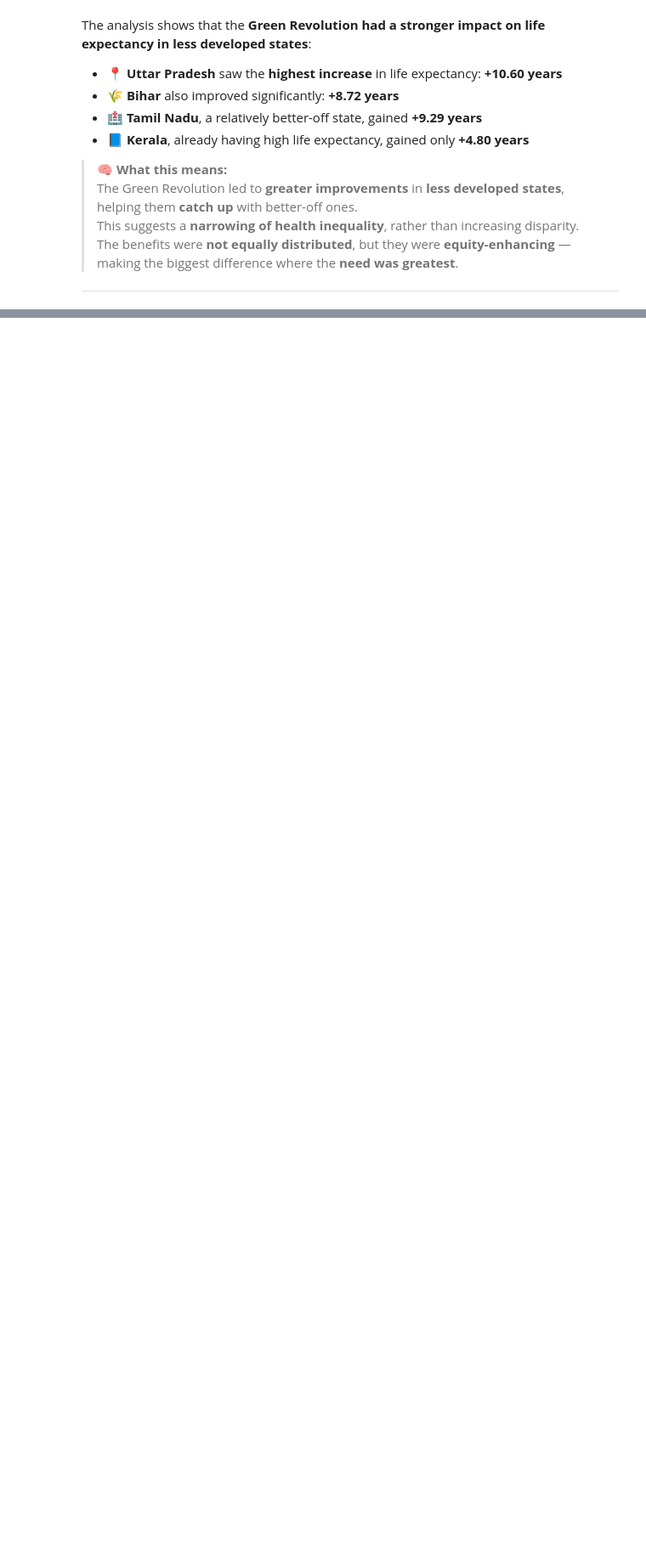
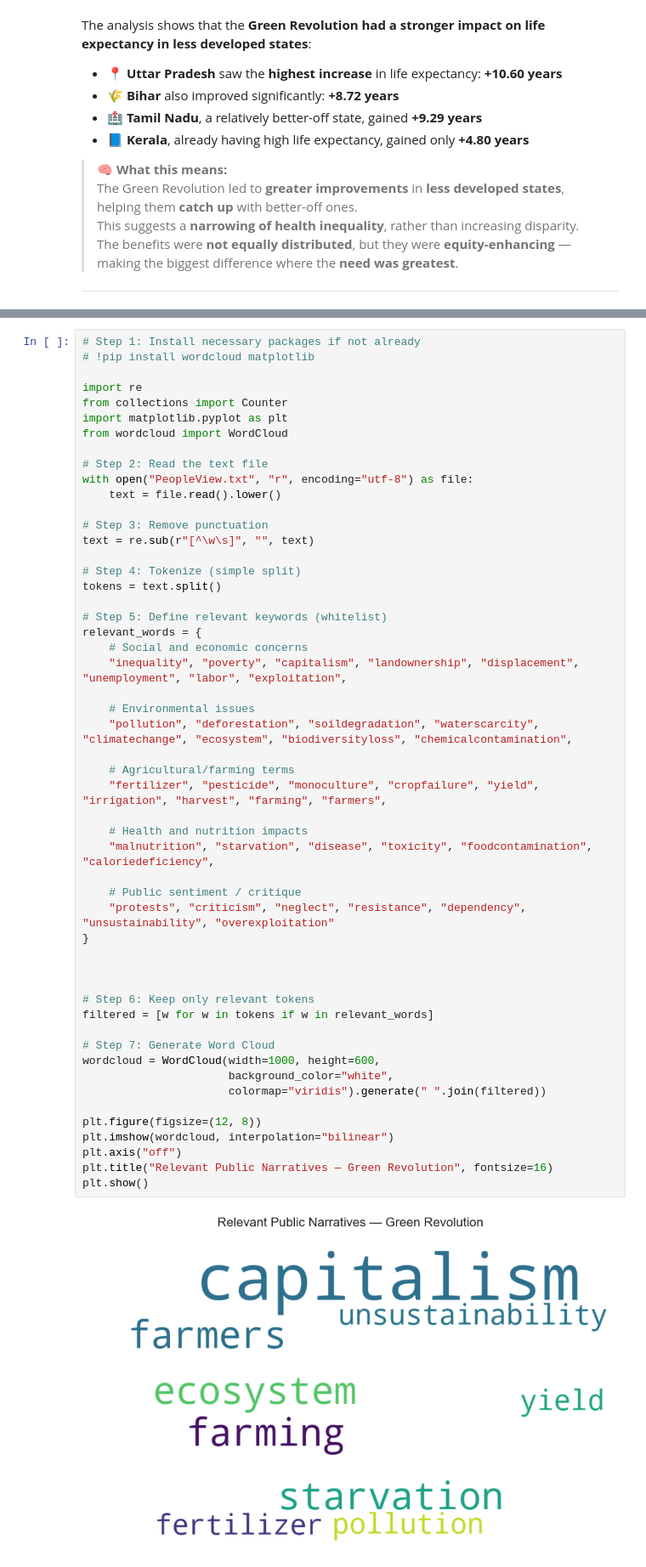
Before and after one commit to vrMithun/DataVisualization-Case-Study-1, a Jupyter notebook: CaseStudy1.ipynb, the cells around one changed output, grey strips where cells are left out. Shown at 85% size. Drawn from its saved outputs; the diff is of its cells as text; blank space fills up the shorter version.

```diff
--- a/CaseStudy1.ipynb
+++ b/CaseStudy1.ipynb
@@ -861,0 +1111,54 @@ The analysis shows that the **Green Revolution had a stronger impact on life exp
+# %%
+# Step 1: Install necessary packages if not already
+# !pip install wordcloud matplotlib
+
+import re
+from collections import Counter
+import matplotlib.pyplot as plt
+from wordcloud import WordCloud
+
+# Step 2: Read the text file
+with open("PeopleView.txt", "r", encoding="utf-8") as file:
+    text = file.read().lower()
+
+# Step 3: Remove punctuation
+text = re.sub(r"[^\w\s]", "", text)
+
+# Step 4: Tokenize (simple split)
+tokens = text.split()
+
+# Step 5: Define relevant keywords (whitelist)
+relevant_words = {
+    # Social and economic concerns
+    "inequality", "poverty", "capitalism", "landownership", "displacement", "unemployment", "labor", "exploitation",
+
+    # Environmental issues
+    "pollution", "deforestation", "soildegradation", "waterscarcity", "climatechange", "ecosystem", "biodiversityloss", "chemicalcontamination",
+
+    # Agricultural/farming terms
+    "fertilizer", "pesticide", "monoculture", "cropfailure", "yield", "irrigation", "harvest", "farming", "farmers",
+
+    # Health and nutrition impacts
+    "malnutrition", "starvation", "disease", "toxicity", "foodcontamination", "caloriedeficiency",
+
+    # Public sentiment / critique
+    "protests", "criticism", "neglect", "resistance", "dependency", "unsustainability", "overexploitation"
+}
+
+
+
+# Step 6: Keep only relevant tokens
+filtered = [w for w in tokens if w in relevant_words]
+
+# Step 7: Generate Word Cloud
+wordcloud = WordCloud(width=1000, height=600,
+                      background_color="white",
+                      colormap="viridis").generate(" ".join(filtered))
+
+plt.figure(figsize=(12, 8))
+plt.imshow(wordcloud, interpolation="bilinear")
+plt.axis("off")
+plt.title("Relevant Public Narratives — Green Revolution", fontsize=16)
+plt.show()
+# %% [output]
+[figure, added]
```
Also changed, not shown: parts of 14 cells of this notebook.
